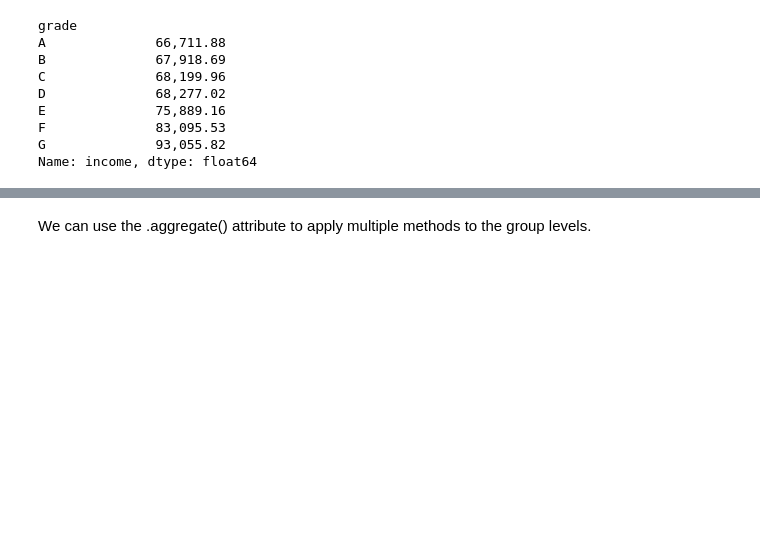
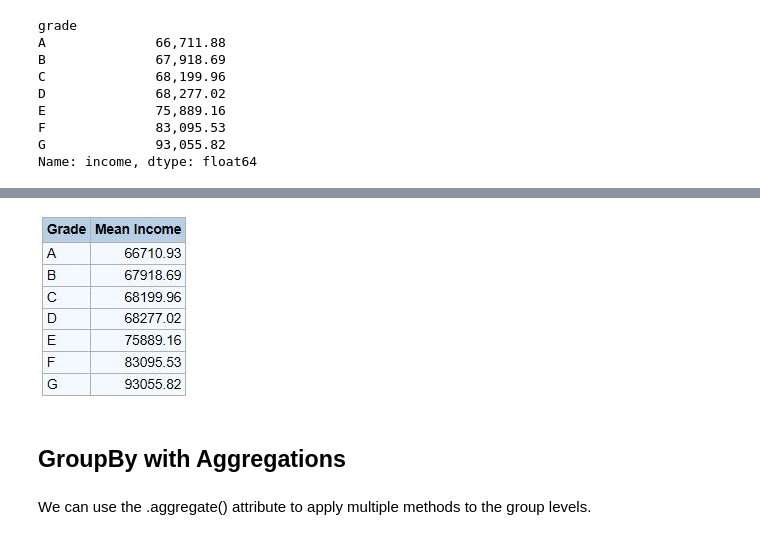
Before and after one commit to RandyBetancourt/PythonForSASUsers, a Jupyter notebook: Chapter 10 -- Groupby.ipynb, the cells around one changed output, grey strips where cells are left out. Saved outputs shown, nothing was run; the diff lists cells and outputs as text; code cells hidden in the pictures; blank space fills up the shorter version.

```diff
--- a/Chapter 10 -- Groupby.ipynb
+++ b/Chapter 10 -- Groupby.ipynb
@@ -76,3 +116,9 @@ Name: income, dtype: float64
+# %%
+  Image(filename='Anaconda3\\output\\income_groupby_grade.JPG')
+# %% [output]
+[figure, added]
+# %% [markdown]
+## GroupBy with Aggregations
 # %% [markdown]
 We can use the .aggregate() attribute to apply multiple methods to the group levels.
 # %%
```
Also changed, not shown: parts of 108 cells of this notebook.
